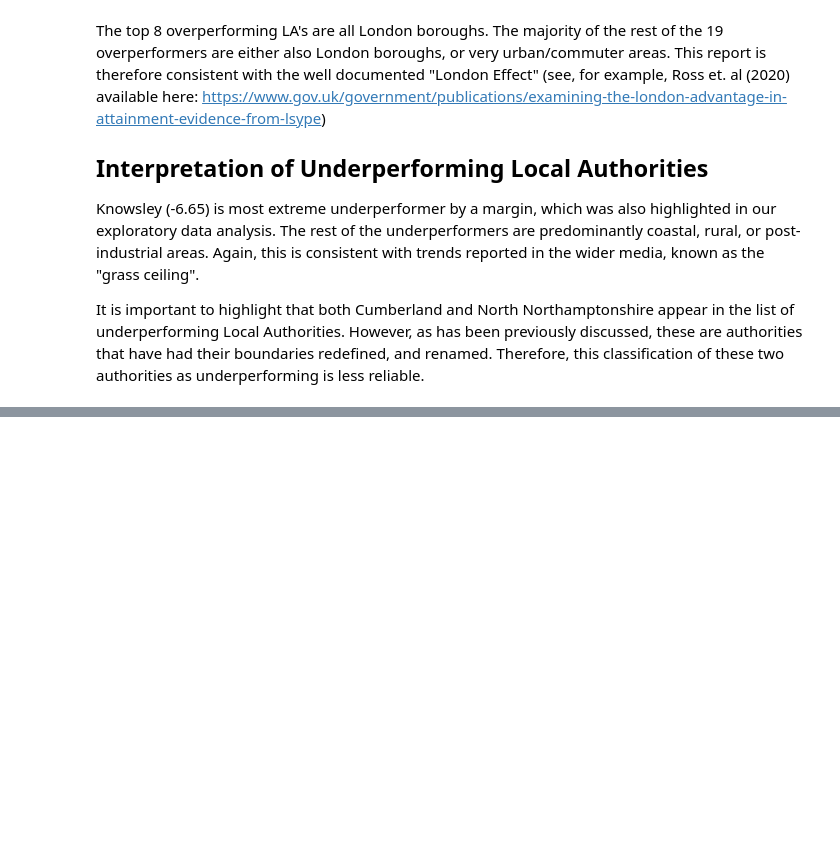
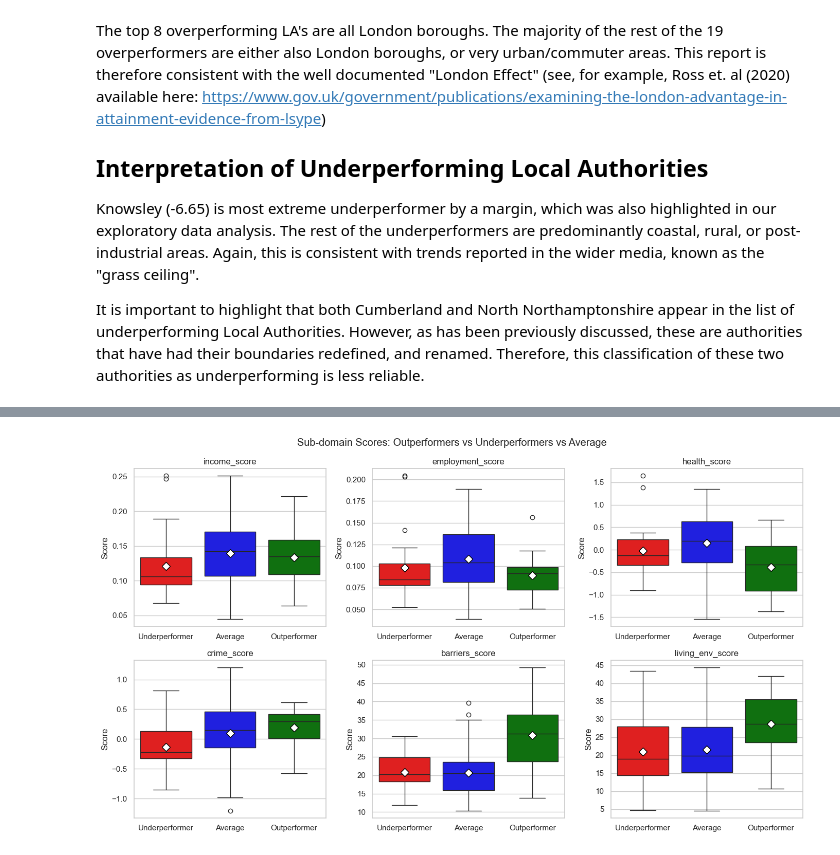
Before and after one commit to AislingLangston/CFG-DS-group-6-2026, a Jupyter notebook: RQ6.ipynb, the cells around one changed output, grey strips where cells are left out. Cells and saved outputs as stored; diff of their text form; code cells hidden in the pictures; blank space fills up the shorter version.

```diff
--- a/RQ6.ipynb
+++ b/RQ6.ipynb
@@ -321,0 +503,14 @@ The mean overperformers have already been flagged above. As has been noted, ther
+# %%
+sub_domains = [
+    'income_score', 'employment_score', 'health_score',
+    'crime_score', 'barriers_score', 'living_env_score'
+]
+
+group_comparison = (
+    no_dup_residuals[no_dup_residuals['performance_group'] != 'Average']
+    .groupby('performance_group')[sub_domains]
+    .mean()
+    .round(2)
+)
+
+print(group_comparison)
@@ -321,0 +535,29 @@ The mean overperformers have already been flagged above. As has been noted, ther
+# %%
+fig, axes = plt.subplots(2, 3, figsize=(14, 8))
+axes = axes.flatten()
+
+all_groups = no_dup_residuals.copy()
+
+for i, col in enumerate(sub_domains):
+    sns.boxplot(
+        data=all_groups,
+        x='performance_group',
+        y=col,
+        hue='performance_group',
+        order=['Underperformer', 'Average', 'Outperformer'],
+        palette={'Underperformer': 'red', 'Average': 'blue', 'Outperformer': 'green'},
+        legend=False,
+        showmeans=True,
+        meanprops={'marker': 'D', 'markerfacecolor': 'white',
+                   'markeredgecolor': 'black', 'markersize': 8},
+        ax=axes[i]
+    )
+    axes[i].set_title(col)
+    axes[i].set_xlabel('')
+    axes[i].set_ylabel('Score')
+
+plt.suptitle('Sub-domain Scores: Outperformers vs Underperformers vs Average')
+plt.tight_layout()
+plt.show()
+# %% [output]
+[figure, added]
```
Also changed, not shown: parts of 16 cells of this notebook.
